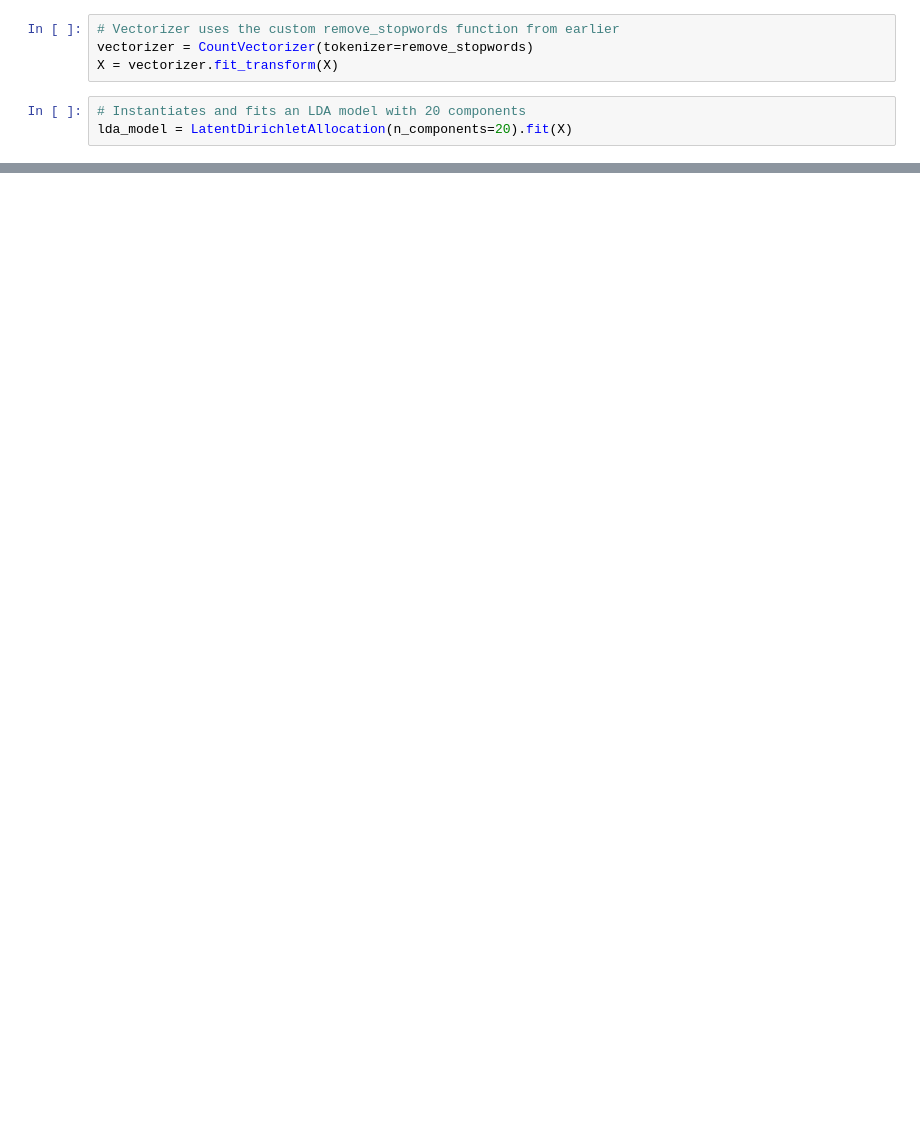
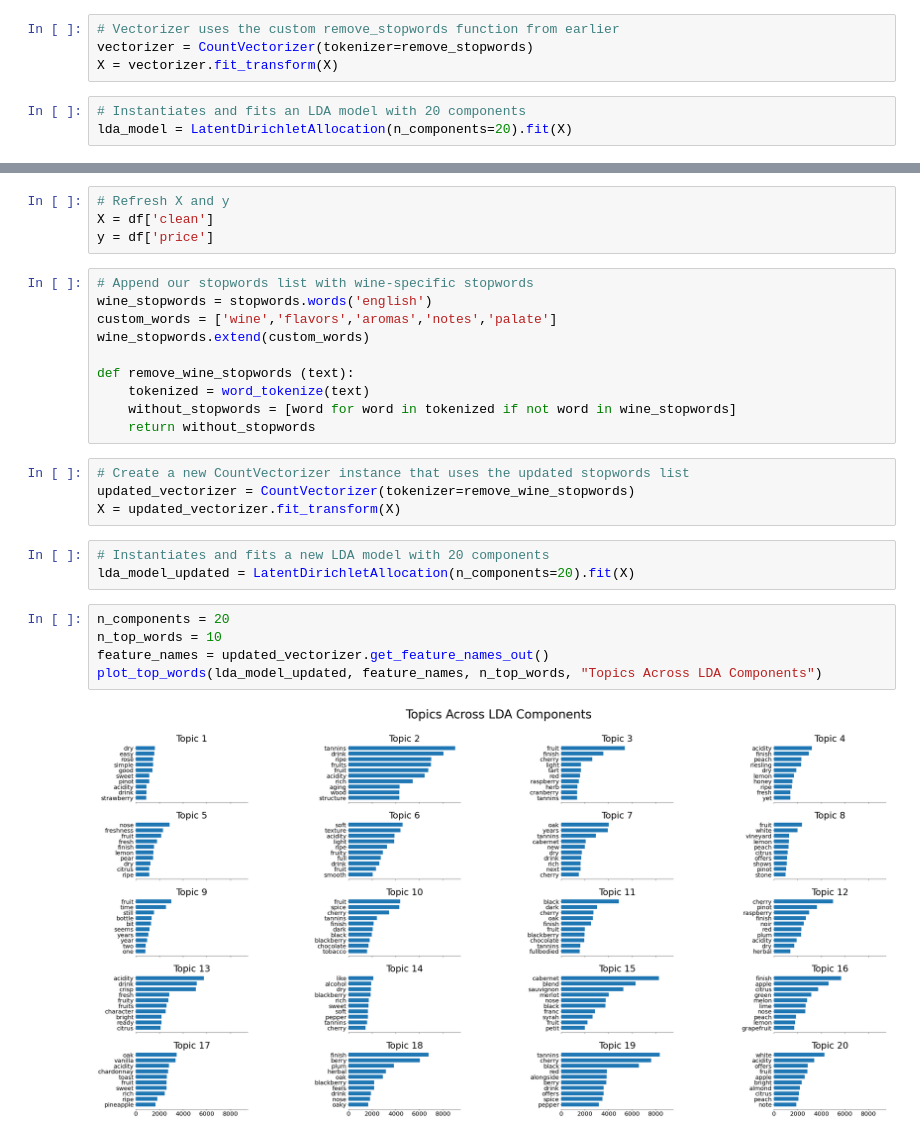
Before and after one commit to elizabeth-oda/sommelier_says, a Jupyter notebook: wine_tasting_reviews.ipynb, the cells around one changed output, grey strips where cells are left out. Drawn from its saved outputs; the diff is of its cells as text; blank space fills up the shorter version.

Commit message:
updated LDA with custom wine-specific stopwords

```diff
--- a/wine_tasting_reviews.ipynb
+++ b/wine_tasting_reviews.ipynb
@@ -395,0 +373,28 @@ plot_top_words(lda_model, feature_names, n_top_words, "Topics Across LDA Compone
+# %%
+# Refresh X and y
+X = df['clean']
+y = df['price']
+# %%
+# Append our stopwords list with wine-specific stopwords
+wine_stopwords = stopwords.words('english')
+custom_words = ['wine','flavors','aromas','notes','palate']
+wine_stopwords.extend(custom_words)
+
+def remove_wine_stopwords (text):
+    tokenized = word_tokenize(text)
+    without_stopwords = [word for word in tokenized if not word in wine_stopwords]
+    return without_stopwords
+# %%
+# Create a new CountVectorizer instance that uses the updated stopwords list
+updated_vectorizer = CountVectorizer(tokenizer=remove_wine_stopwords)
+X = updated_vectorizer.fit_transform(X)
+# %%
+# Instantiates and fits a new LDA model with 20 components
+lda_model_updated = LatentDirichletAllocation(n_components=20).fit(X)
+# %%
+n_components = 20
+n_top_words = 10
+feature_names = updated_vectorizer.get_feature_names_out()
+plot_top_words(lda_model_updated, feature_names, n_top_words, "Topics Across LDA Components")
+# %% [output]
+[figure, added]
```
Also changed, not shown: parts of 10 cells of this notebook.
